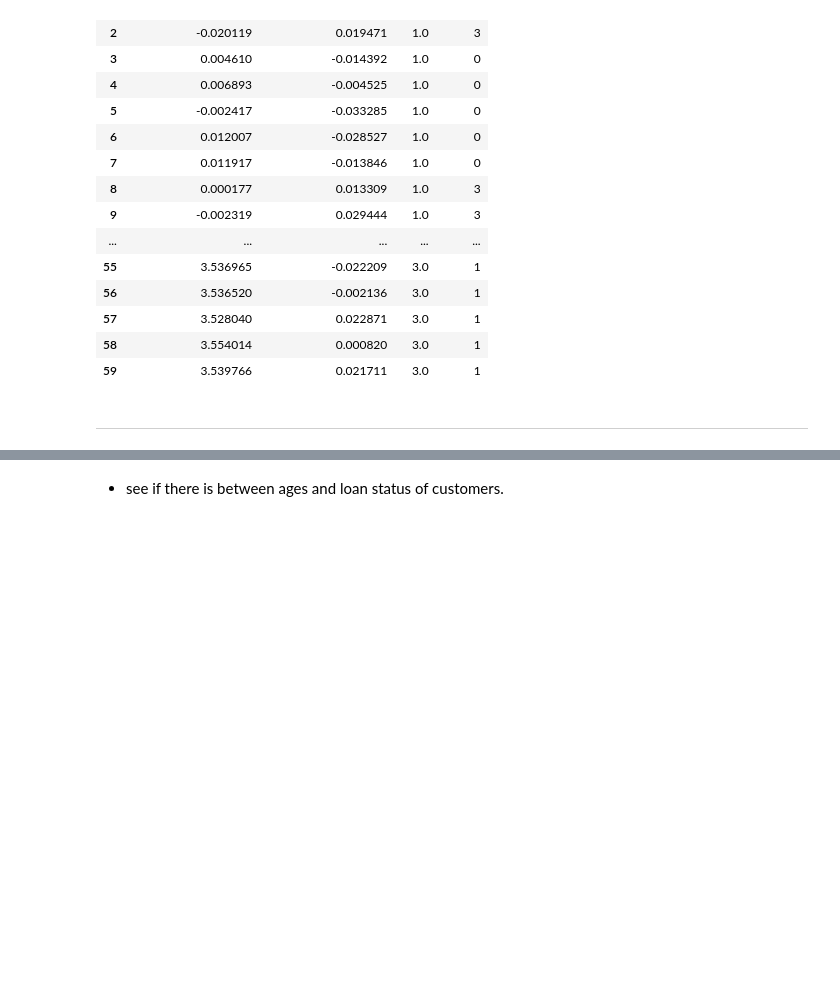
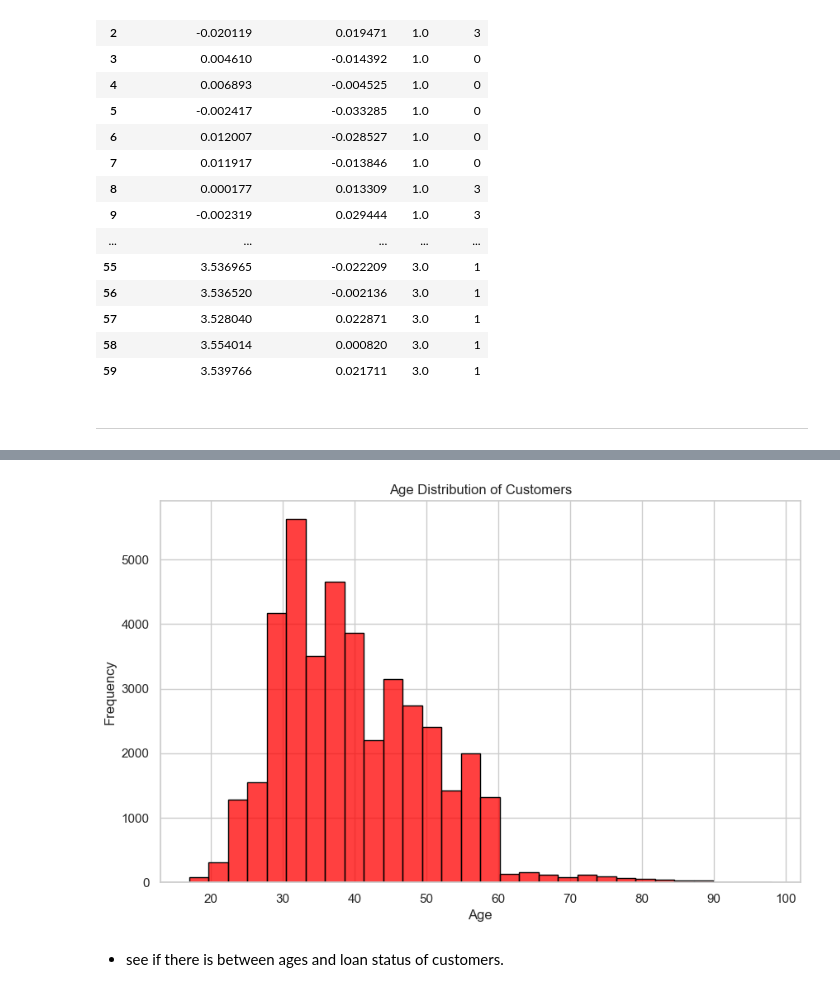
Before and after one commit to alizahedzadeh/Machine-Learning-Course, a Jupyter notebook: Homeworks/HW06/Machine_Learning_HW06.ipynb, the cells around one changed output, grey strips where cells are left out. Saved outputs shown, nothing was run; the diff lists cells and outputs as text; code cells hidden in the pictures; blank space fills up the shorter version.

```diff
--- a/Homeworks/HW06/Machine_Learning_HW06.ipynb
+++ b/Homeworks/HW06/Machine_Learning_HW06.ipynb
@@ -277,0 +280,3 @@ from sklearn.preprocessing import StandardScaler,MinMaxScaler
+# %%
+df = pd.read_csv('./bank_marketing_dataset.csv')
+df.head()
@@ -277,0 +354,3 @@ from sklearn.preprocessing import StandardScaler,MinMaxScaler
+# %%
+df = df.drop_duplicates()
+df[df.duplicated()]
@@ -284,2 +387,12 @@ from sklearn.preprocessing import StandardScaler,MinMaxScaler
+# %%
+# Plotting the age distribution
+plt.figure(figsize=(10, 6))
+sns.histplot(data=df, x='age', bins=30, kde=False, color='red', edgecolor='black')
+plt.title('Age Distribution of Customers')
+plt.xlabel('Age')
+plt.ylabel('Frequency')
+plt.show()
+# %% [output]
+[figure, added]
 # %% [markdown]
 -  see if there is between ages and loan status of customers.
```
Also changed, not shown: parts of 55 cells of this notebook.
